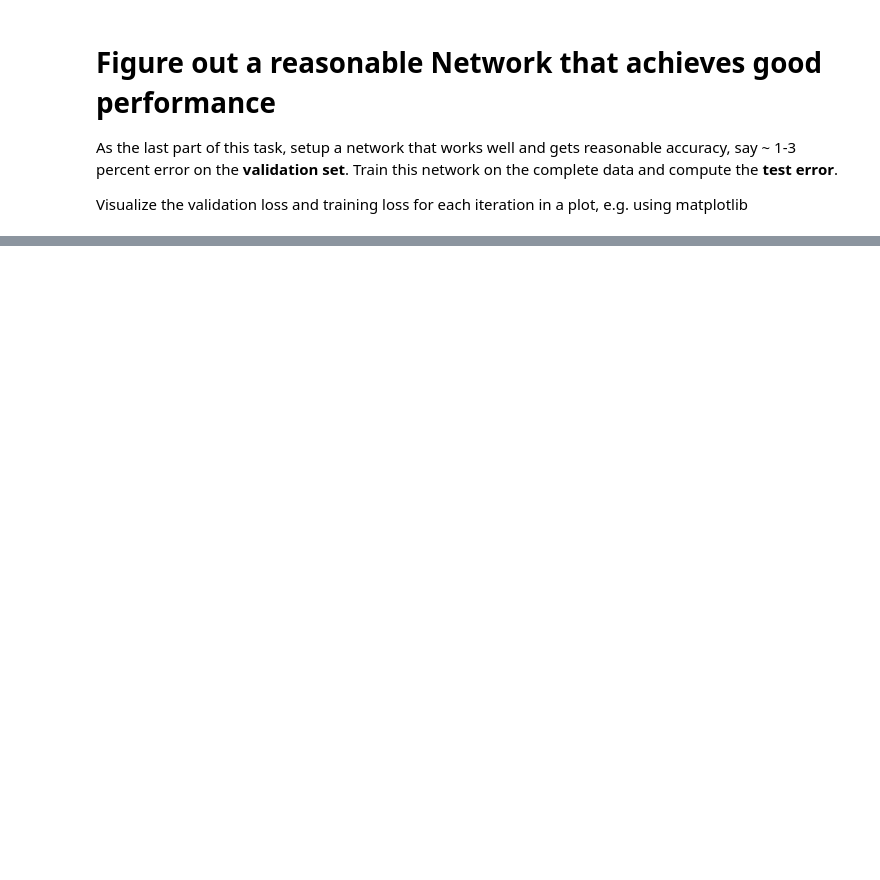
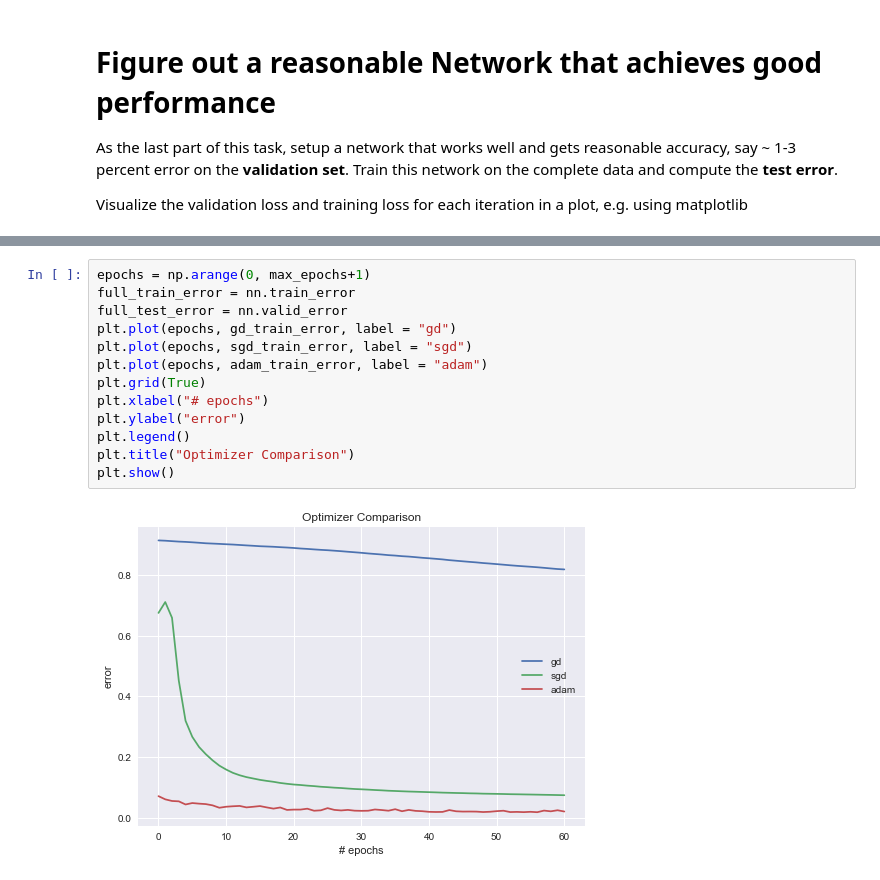
Before and after one commit to 2BH/dl-lab-ws2018, a Jupyter notebook: exercise1/exercise_1.ipynb, the cells around one changed output, grey strips where cells are left out. Cells and saved outputs as stored; diff of their text form; blank space fills up the shorter version.

```diff
--- a/exercise1/exercise_1.ipynb
+++ b/exercise1/exercise_1.ipynb
@@ -914,0 +970,15 @@ $$J = -\frac{1}{m} \sum\limits_{i = 1}^{m} \large{(}\small y^{(i)}\log\left(a^{[
+# %%
+epochs = np.arange(0, max_epochs+1)
+full_train_error = nn.train_error
+full_test_error = nn.valid_error
+plt.plot(epochs, gd_train_error, label = "gd")
+plt.plot(epochs, sgd_train_error, label = "sgd")
+plt.plot(epochs, adam_train_error, label = "adam")
+plt.grid(True)
+plt.xlabel("# epochs")
+plt.ylabel("error")
+plt.legend()
+plt.title("Optimizer Comparison")
+plt.show()
+# %% [output]
+[figure, added]
```
Also changed, not shown: parts of 24 cells of this notebook, 7 other files.
